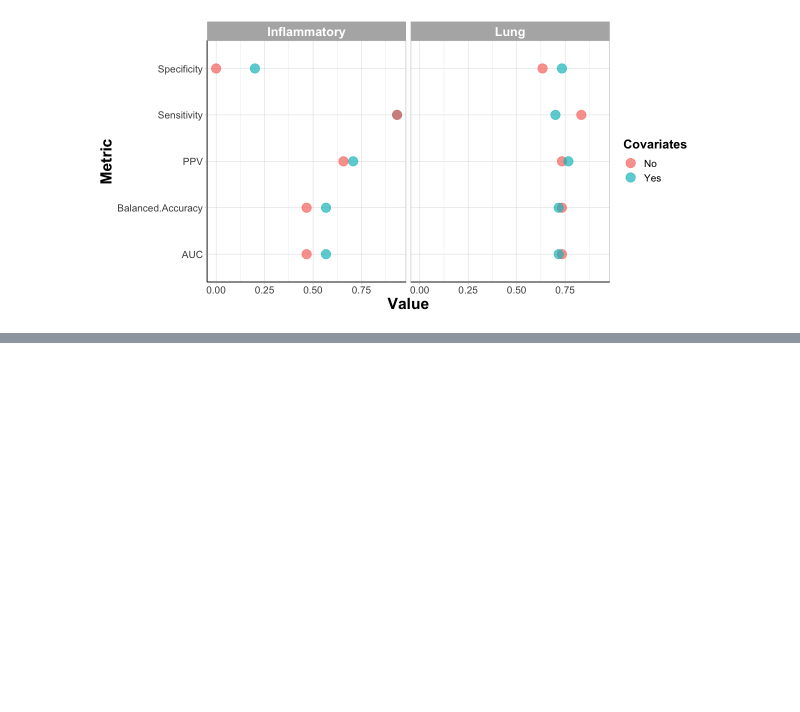
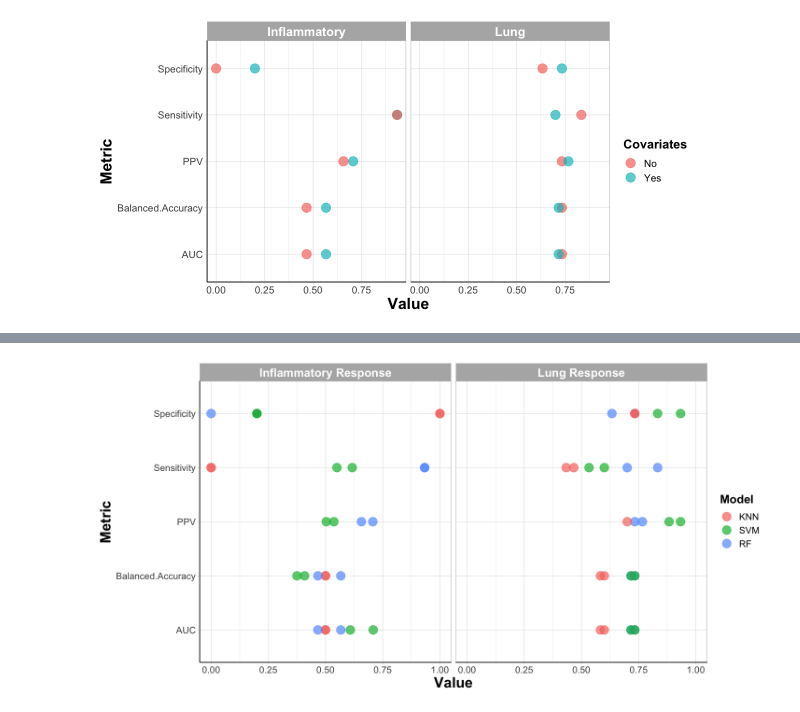
Before and after one commit to UNC-CEMALB/Ozone-exposure-is-associated-with-alterations-in-lung-and-systemic-sterol-profiles-in-healthy-and-as, a Jupyter notebook: 3. ML Visualization/Confusion Matrix Figure.ipynb, the cells around one changed output, grey strips where cells are left out. Saved outputs shown, nothing was run; the diff lists cells and outputs as text; code cells hidden in the pictures; blank space fills up the shorter version.

```diff
--- a/3. ML Visualization/Confusion Matrix Figure.ipynb
+++ b/3. ML Visualization/Confusion Matrix Figure.ipynb
@@ -69,3 +63,25 @@ ggplot() +
   xlab('Value') + ylab('Metric')  #changing axis labels
 # %% [output]
 [figure]
+# %%
+#all models w/o including covariates
+options(repr.plot.width=12, repr.plot.height=6) #changing size
+new_facet_labels = c("Inflammatory Response", "Lung Response")
+names(new_facet_labels) = c("Inflammatory", "Lung")
+
+ggplot() +
+  geom_point(data = longer_confusion_matrix %>%
+             filter(Covariates == "No", Kernel %in% c("linear", "NA")), aes(x = Value, y = Metric, color = Model),
+             size = 5, alpha = 0.7) +
+
+  facet_wrap(~Response, labeller = labeller(Response = new_facet_labels)) +
+  theme_light() +
+  theme(axis.line = element_line(colour = "black"), #making x and y axes black
+        axis.text = element_text(size = 12), #changing size of x axis labels
+        axis.title = element_text(face = "bold", size = rel(1.7)), #changes axis titles
+        legend.title = element_text(face = 'bold', size = 15), #changes legend title
+        legend.text = element_text(size = 12), #changes legend text
+        strip.text.x = element_text(size = 15, face = "bold"), #changes size of facet x axis
+        strip.text.y = element_text(size = 15, face = "bold")) + #changes size of facet y axis
+  xlab('Value') + ylab('Metric')  #changing axis labels
+# %% [output]
@@ -71,0 +90 @@ ggplot() +
+[figure, added]
```
Also changed, not shown: parts of 3 cells of this notebook.
